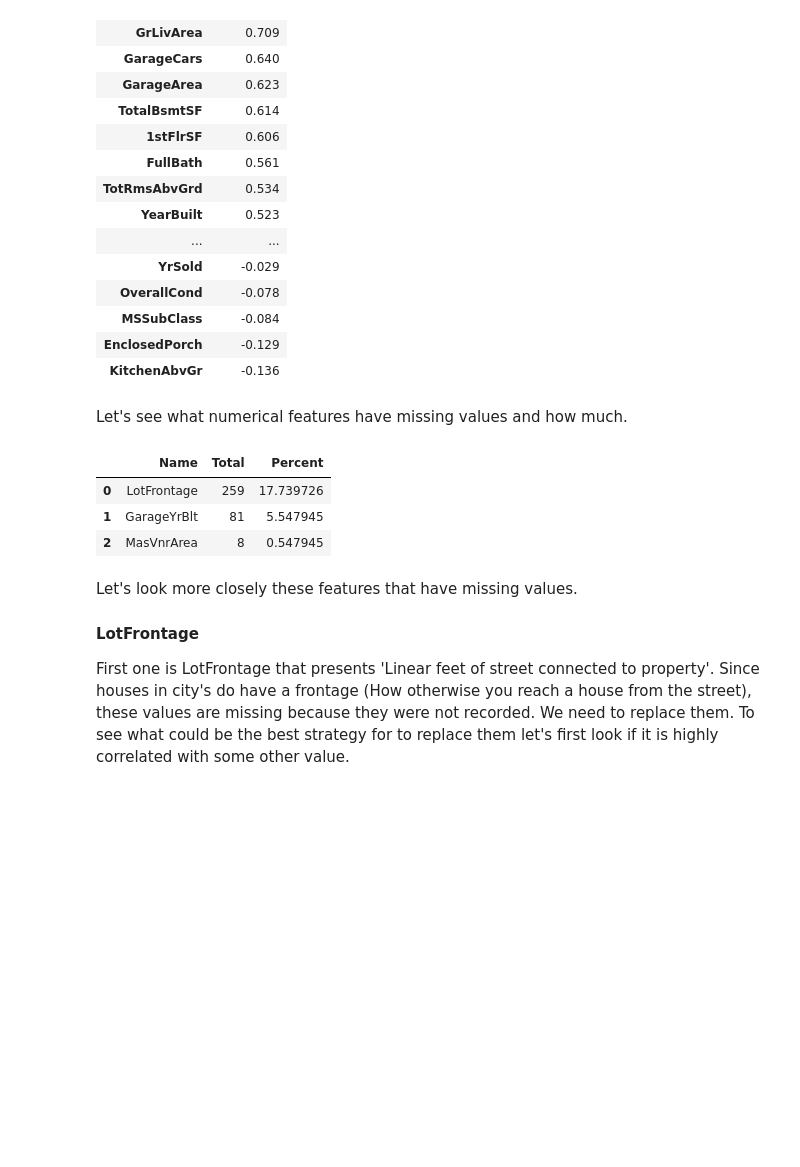
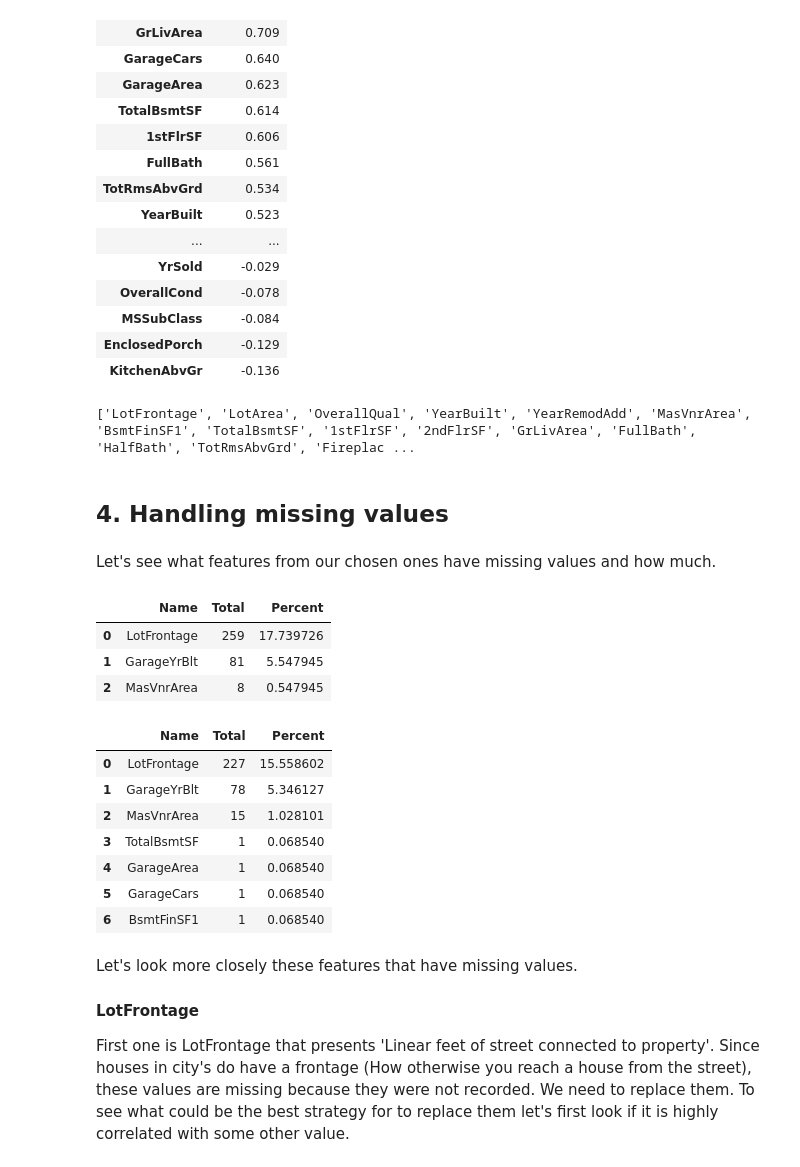
Before and after one commit to sarogov/Kaggle-competitions, a Jupyter notebook: HousePrices/house-prices-how-to-predict-them-well.ipynb, the cells around one changed output. Drawn from its saved outputs; the diff is of its cells as text; code cells hidden in the pictures; blank space fills up the shorter version.

Commit message:
Update house-prices-how-to-predict-them-well.ipynb
dealing with missing values

```diff
--- a/HousePrices/house-prices-how-to-predict-them-well.ipynb
+++ b/HousePrices/house-prices-how-to-predict-them-well.ipynb
@@ -89,6 +89,14 @@ sale_price_corr_table.style.background_gradient(cmap=cm).set_precision(3)
 | MSSubClass | -0.084 |
 | EnclosedPorch | -0.129 |
 | KitchenAbvGr | -0.136 |
+# %%
+numerical_cols_chosen = [cname for cname in numerical_cols if
+                numeric_corr.loc['SalePrice',cname]>0.25]
+print(numerical_cols_chosen)
+# %% [output]
+['LotFrontage', 'LotArea', 'OverallQual', 'YearBuilt', 'YearRemodAdd', 'MasVnrArea', 'BsmtFinSF1', 'TotalBsmtSF', '1stFlrSF', '2ndFlrSF', 'GrLivArea', 'FullBath', 'HalfBath', 'TotRmsAbvGrd', 'Fireplac ...
+# %% [markdown]
+## 4. Handling missing values
 # %% [markdown]
-Let's see what numerical features have missing values and how much.
+Let's see what features from our chosen ones have missing values and how much.
 # %%
@@ -105,6 +113,26 @@ missing_data_num[(missing_data_num.Total > 0)]
 | 0 | LotFrontage | 259 | 17.739726 |
 | 1 | GarageYrBlt | 81 | 5.547945 |
 | 2 | MasVnrArea | 8 | 0.547945 |
+# %%
+#missing numerical data in test set
+test_numerical_cols_chosen = numerical_cols_chosen.copy()
+test_numerical_cols_chosen.remove('SalePrice')
+total_test = full_test_data[test_numerical_cols_chosen].isnull().sum().sort_values(ascending=False)
+percent = ((full_test_data[test_numerical_cols_chosen].isnull().sum() /
+            full_test_data[test_numerical_cols_chosen].isnull().count()) * 100).sort_values(ascending=False)
+missing_data_test_num = pd.concat([total_test, percent], axis=1, keys=['Total', 'Percent'])
+missing_data_test_num = missing_data_test_num.reset_index()
+missing_data_test_num.columns = ['Name', 'Total', 'Percent']
+missing_data_test_num[(missing_data_test_num.Total > 0)]
+# %% [output]
+|  | Name | Total | Percent |
+| 0 | LotFrontage | 227 | 15.558602 |
+| 1 | GarageYrBlt | 78 | 5.346127 |
+| 2 | MasVnrArea | 15 | 1.028101 |
+| 3 | TotalBsmtSF | 1 | 0.068540 |
+| 4 | GarageArea | 1 | 0.068540 |
+| 5 | GarageCars | 1 | 0.068540 |
+| 6 | BsmtFinSF1 | 1 | 0.068540 |
 # %% [markdown]
 Let's look more closely these features that have missing values.
 
```
Also changed, not shown: parts of 11 cells of this notebook.
